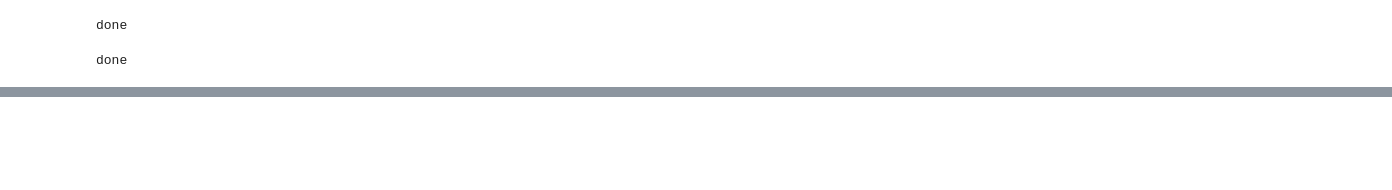
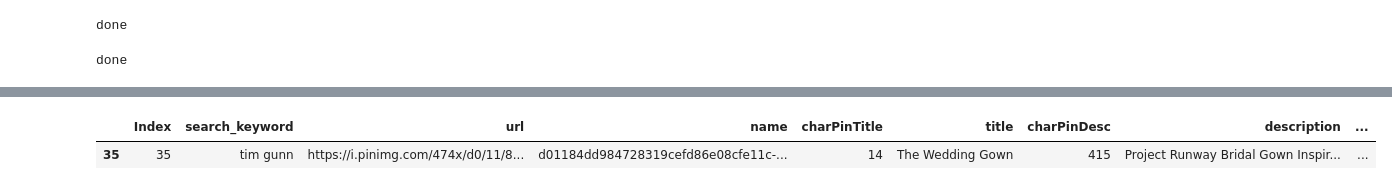
Before and after one commit to wolfesamk/MSBA-212, a Jupyter notebook: Classwork/Week 3.ipynb, the cells around one changed output, grey strips where cells are left out. Cells and saved outputs as stored; diff of their text form; code cells hidden in the pictures; blank space fills up the shorter version.

```diff
--- a/Classwork/Week 3.ipynb
+++ b/Classwork/Week 3.ipynb
@@ -373,0 +380,5 @@ file
+# %%
+charPinTitle = []
+for x in file['title']:
+    charPinTitle.append(sum(not chr.isspace() for chr in x))
+file.insert(4, 'charPinTitle', charPinTitle)
@@ -373,0 +390,5 @@ file
+# %%
+charPinDesc = []
+for x in file['description']:
+    charPinDesc.append(sum(not chr.isspace() for chr in x))
+file.insert(6, 'charPinDesc', charPinDesc)
@@ -373,0 +435,5 @@ file
+# %%
+file.loc[[35]]
+# %% [output]
+|  | Index | search_keyword | url | name | charPinTitle | title | charPinDesc | description | ... |
+| 35 | 35 | tim gunn | https://i.pinimg.com/474x/d0/11/8... | d01184dd984728319cefd86e08cfe11c-... | 14 | The Wedding Gown | 415 | Project Runway Bridal Gown Inspir... | ... |
```
Also changed, not shown: parts of 15 cells of this notebook, 4 other files.
